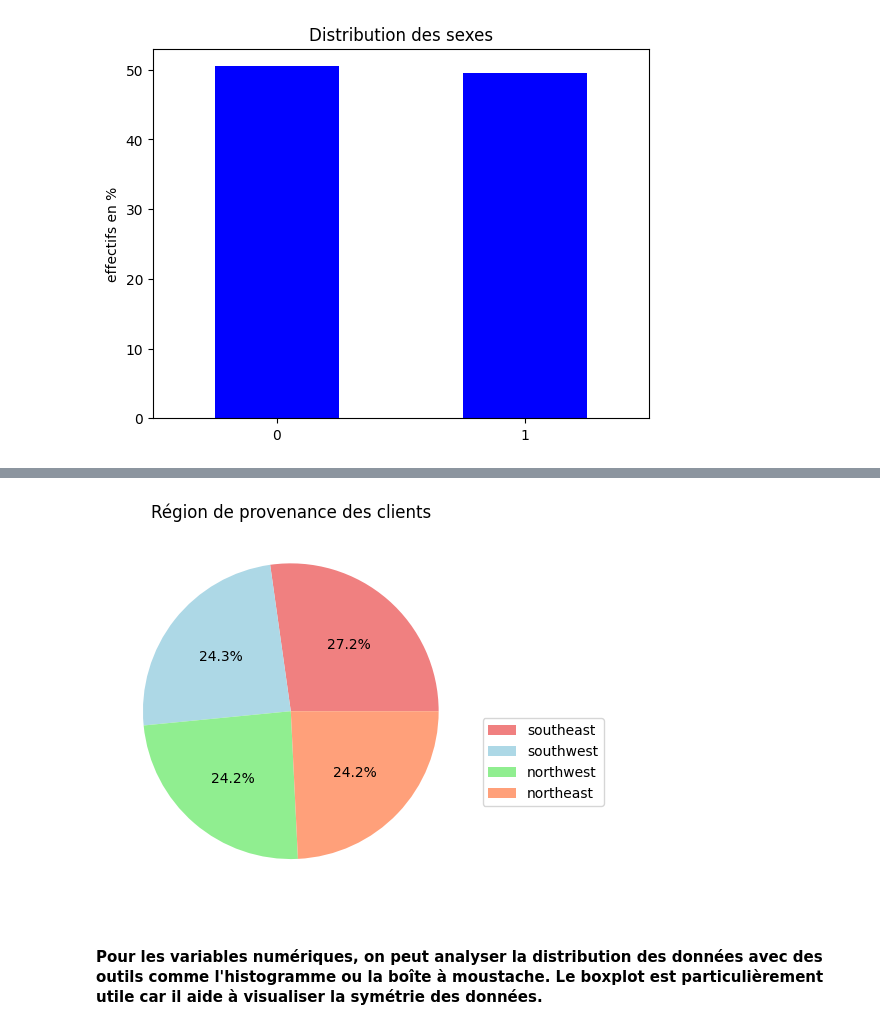
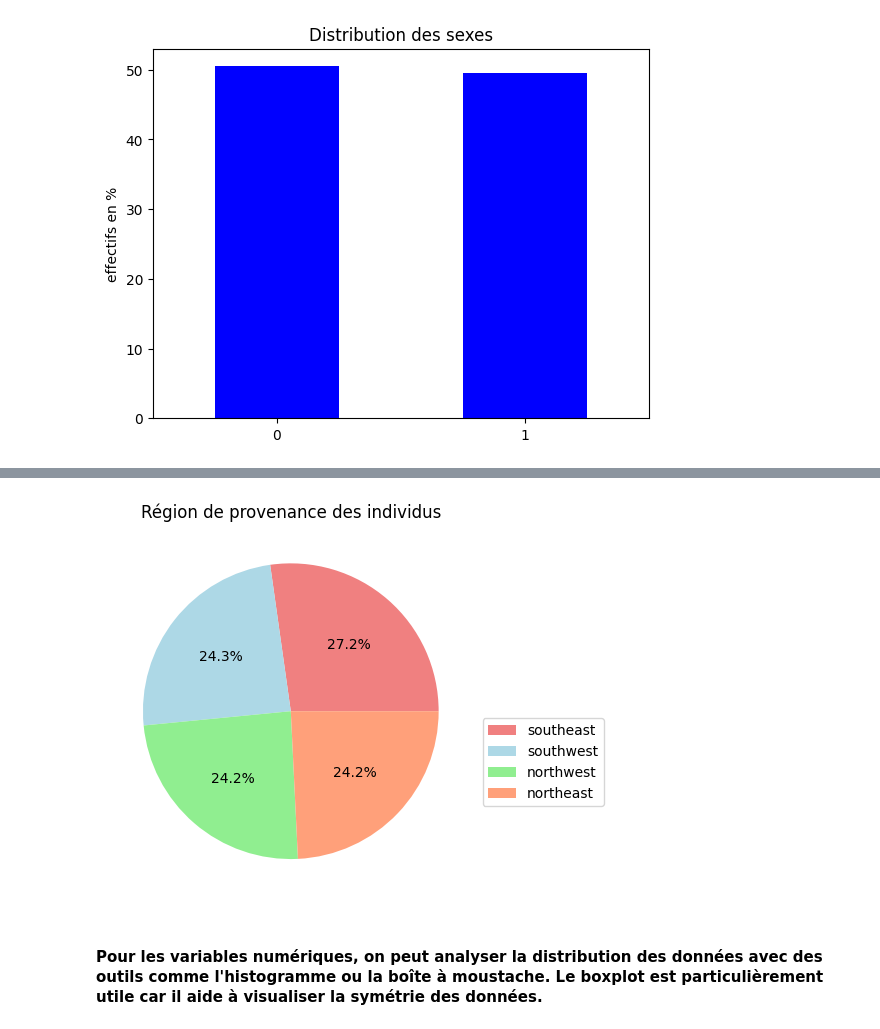
Before and after one commit to ChristianPRO1982/insurance_premium_SC, a Jupyter notebook: analyse.ipynb, the cells around one changed output, grey strips where cells are left out. Cells and saved outputs as stored; diff of their text form; code cells hidden in the pictures.

```diff
--- a/analyse.ipynb
+++ b/analyse.ipynb
@@ -75,15 +75,15 @@ plt.show()
 # %%
 df['region'].value_counts()
 distri_region = df['region'].value_counts(normalize=True).round(4).mul(100)
 
 distri_region.plot(kind='pie', autopct='%1.1f%%', labels= None, colors=['lightcoral', 'lightblue', 'lightgreen', 'lightsalmon'])
-plt.title('Région de provenance des clients')
+plt.title('Région de provenance des individus')
 plt.ylabel('')
 
 plt.legend(labels=distri_region.index, loc='upper left', bbox_to_anchor=(1, 0.5))
 plt.show()
 # %% [output]
-[figure, old version]
+[figure, new version]
 # %% [markdown]
 #### Pour les variables numériques, on peut analyser la distribution des données avec des outils comme l'histogramme ou la boîte à moustache.  Le boxplot est particulièrement utile car il aide à visualiser la symétrie des données.
 # %%
```
Also changed, not shown: parts of 10 cells of this notebook, 1 other file.
